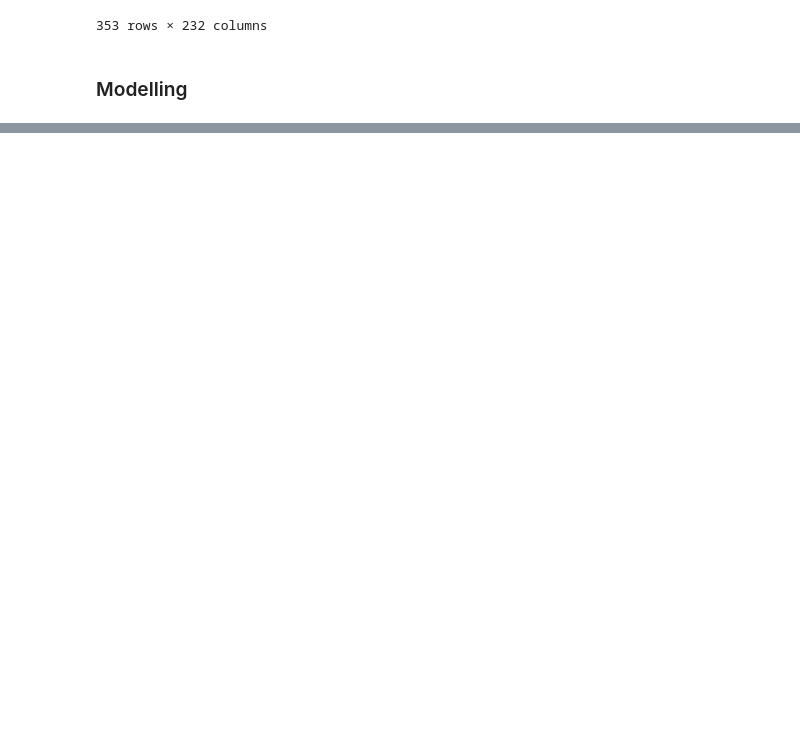
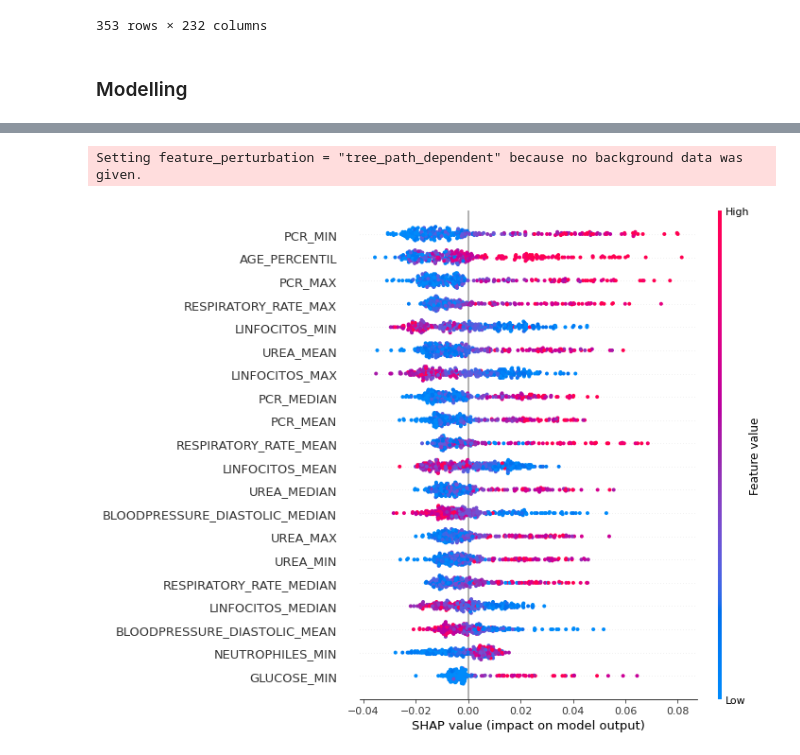
Before and after one commit to gthecrack/COVID-predictions, a Jupyter notebook: Untitled.ipynb, the cells around one changed output, grey strips where cells are left out. Cells and saved outputs as stored; diff of their text form; code cells hidden in the pictures; blank space fills up the shorter version.

Commit message:
Graph shap

```diff
--- a/Untitled.ipynb
+++ b/Untitled.ipynb
@@ -429,6 +429,3 @@ y = training_data['ICU_NEW']
 # %%
 X_train, X_test, y_train, y_test = train_test_split(X, y, test_size=0.2,
                                                   random_state=0)
-# %%
-model = RandomForestClassifier(n_jobs=64,n_estimators=200,criterion='entropy',oob_score=True)
-model.fit(X_train, y_train)
@@ -501,0 +439,13 @@ accuracy CV Mean: 0.715 (Std: 0.038)
+# %%
+models = {
+    "k-nearesr": KNeighborsClassifier(),
+    "logis": LogisticRegression(C=10,solver="lbfgs"),
+    "svm-linear": CalibratedClassifierCV(LinearSVC(),cv=3),
+    "svm-rbf": CalibratedClassifierCV(SVC(kernel="sigmoid",gamma="auto"),cv=3),
+    "randomforest": RandomForestClassifier(n_estimators=100),
+}
+# %%
+for name,m  in models.items():
+    print(f"Training {name}...")
+    m.fit(X_train, y_train)
+print("Train complete")
@@ -501,0 +469,7 @@ accuracy CV Mean: 0.715 (Std: 0.038)
+# %%
+explainer   = shap.TreeExplainer(m)
+shap_values = explainer.shap_values(X_train)
+shap.summary_plot(shap_values[1], X_train)
+# %% [output]
+Setting feature_perturbation = "tree_path_dependent" because no background data was given.
+[figure, added]
```
Also changed, not shown: parts of 21 cells of this notebook.
